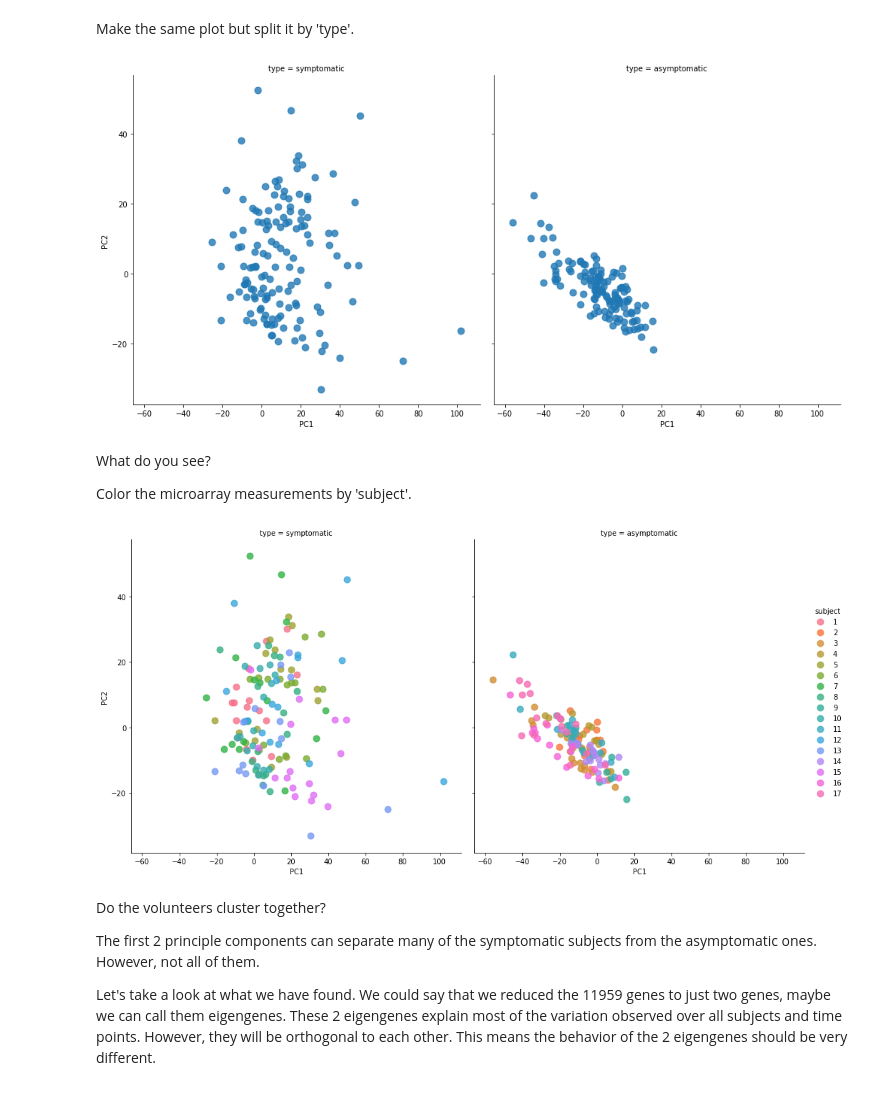
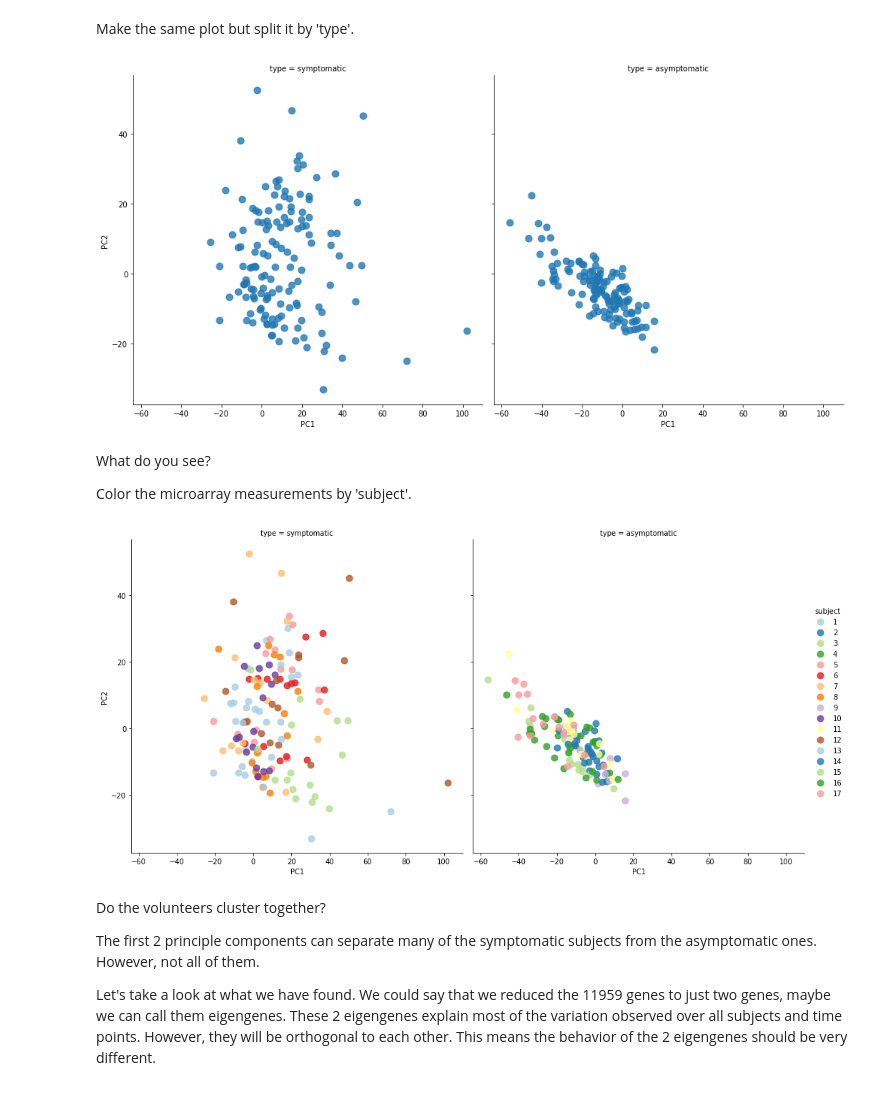
Before and after one commit to mtthsmoore/PRACTUNFINISHED_class_K-means, a Jupyter notebook: practicum/5._Dimensionality_reduction/5._Dimensionality_reduction_solutions.ipynb, the cells around one changed output. Cells and saved outputs as stored; diff of their text form; code cells hidden in the pictures.

```diff
--- a/practicum/5._Dimensionality_reduction/5._Dimensionality_reduction_solutions.ipynb
+++ b/practicum/5._Dimensionality_reduction/5._Dimensionality_reduction_solutions.ipynb
@@ -19,7 +13,7 @@ Let's start by loading the data.
 # %%
 import pandas as pd
 
-data = pd.read_csv("flu.csv")
+data = pd.read_csv("https://raw.githubusercontent.com/sdgroeve/Machine_Learning_course_UGent_D012554/master/practicum/5._Dimensionality_reduction/flu.csv")
 # %%
 data.head(5)
 # %% [output]
@@ -120,17 +122,17 @@ data_projected['type'] = types
 sns.lmplot(x="PC1",y="PC2",data=data_projected, col='type', fit_reg=False, size=7, scatter_kws={"s": 80})
 plt.show()
 # %% [output]
-[figure, old version]
+[figure, new version]
 # %% [markdown]
 What do you see?
 
 Color the microarray measurements by 'subject'.
 # %%
 data_projected['subject'] = subjects
-sns.lmplot(x="PC1",y="PC2",data=data_projected, col='type', hue='subject', fit_reg=False, size=7, scatter_kws={"s": 80})
+sns.lmplot(x="PC1",y="PC2",data=data_projected, col='type', hue='subject', fit_reg=False, size=7, scatter_kws={"s": 80}, palette="Paired")
 plt.show()
 # %% [output]
-[figure, old version]
+[figure, new version]
 # %% [markdown]
 Do the volunteers cluster together?
 
```
Also changed, not shown: parts of 25 cells of this notebook.
